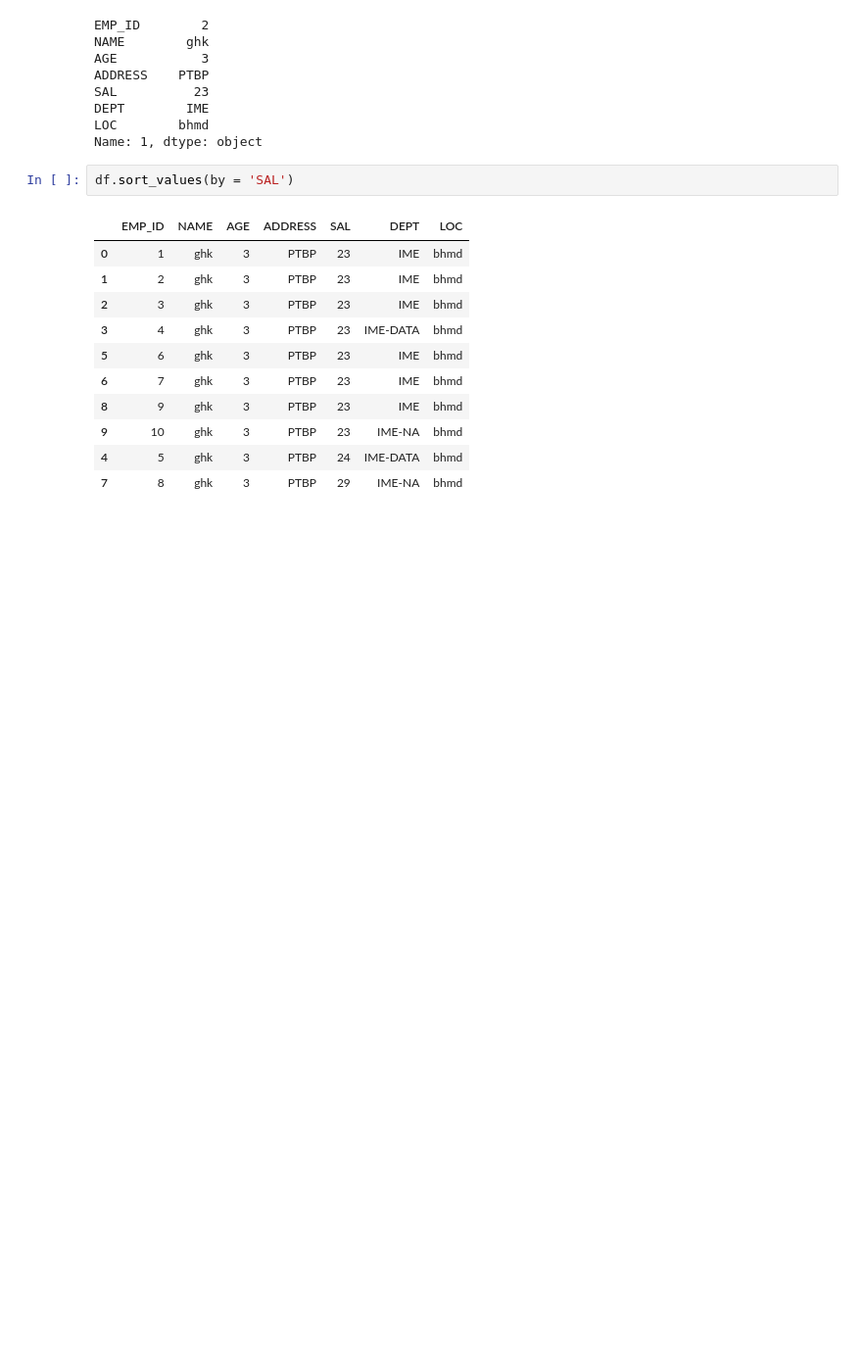
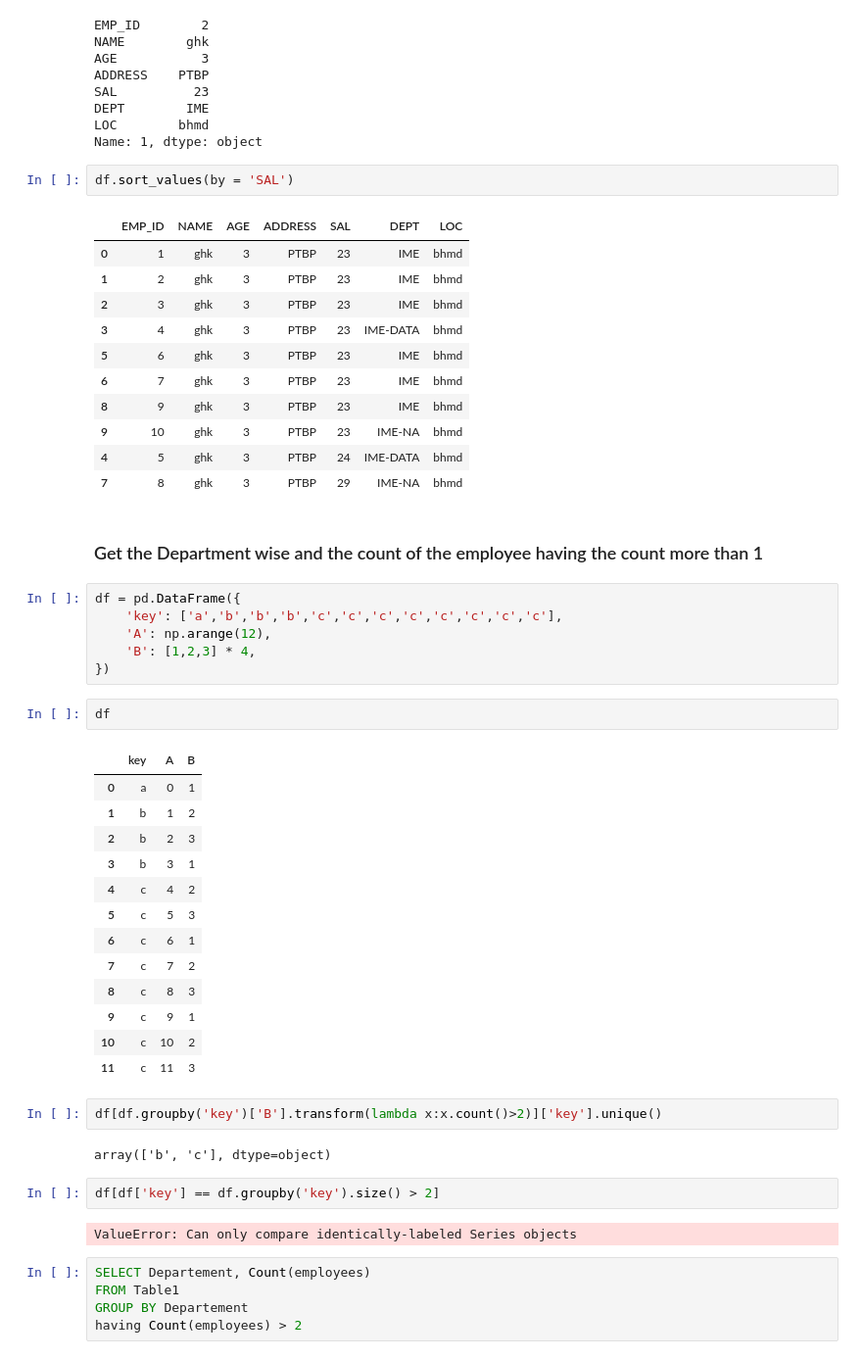
Before and after one commit to melwinmpk/Python_DSA, a Jupyter notebook: Pandas/Panda_Doubts.ipynb, the cells around one changed output. Shown at 98% size. Saved outputs shown, nothing was run; the diff lists cells and outputs as text; blank space fills up the shorter version.

```diff
--- a/Pandas/Panda_Doubts.ipynb
+++ b/Pandas/Panda_Doubts.ipynb
@@ -267,3 +264,40 @@ df.sort_values(by = 'SAL')
 | 9 | 10 | ghk | 3 | PTBP | 23 | IME-NA | bhmd |
 | 4 | 5 | ghk | 3 | PTBP | 24 | IME-DATA | bhmd |
 | 7 | 8 | ghk | 3 | PTBP | 29 | IME-NA | bhmd |
+# %% [markdown]
+### Get the Department wise and the count of the employee having the count more than 1
+# %%
+df = pd.DataFrame({
+    'key': ['a','b','b','b','c','c','c','c','c','c','c','c'],
+    'A': np.arange(12),
+    'B': [1,2,3] * 4,
+})
+# %%
+df
+# %% [output]
+|  | key | A | B |
+| 0 | a | 0 | 1 |
+| 1 | b | 1 | 2 |
+| 2 | b | 2 | 3 |
+| 3 | b | 3 | 1 |
+| 4 | c | 4 | 2 |
+| 5 | c | 5 | 3 |
+| 6 | c | 6 | 1 |
+| 7 | c | 7 | 2 |
+| 8 | c | 8 | 3 |
+| 9 | c | 9 | 1 |
+| 10 | c | 10 | 2 |
+| 11 | c | 11 | 3 |
+# %%
+df[df.groupby('key')['B'].transform(lambda x:x.count()>2)]['key'].unique()
+# %% [output]
+array(['b', 'c'], dtype=object)
+# %%
+df[df['key'] == df.groupby('key').size() > 2]
+# %% [output]
+ValueError: Can only compare identically-labeled Series objects
+# %%
+SELECT Departement, Count(employees)
+FROM Table1
+GROUP BY Departement
+having Count(employees) > 2
```
Also changed, not shown: parts of 1 cell of this notebook, 1 other file.
